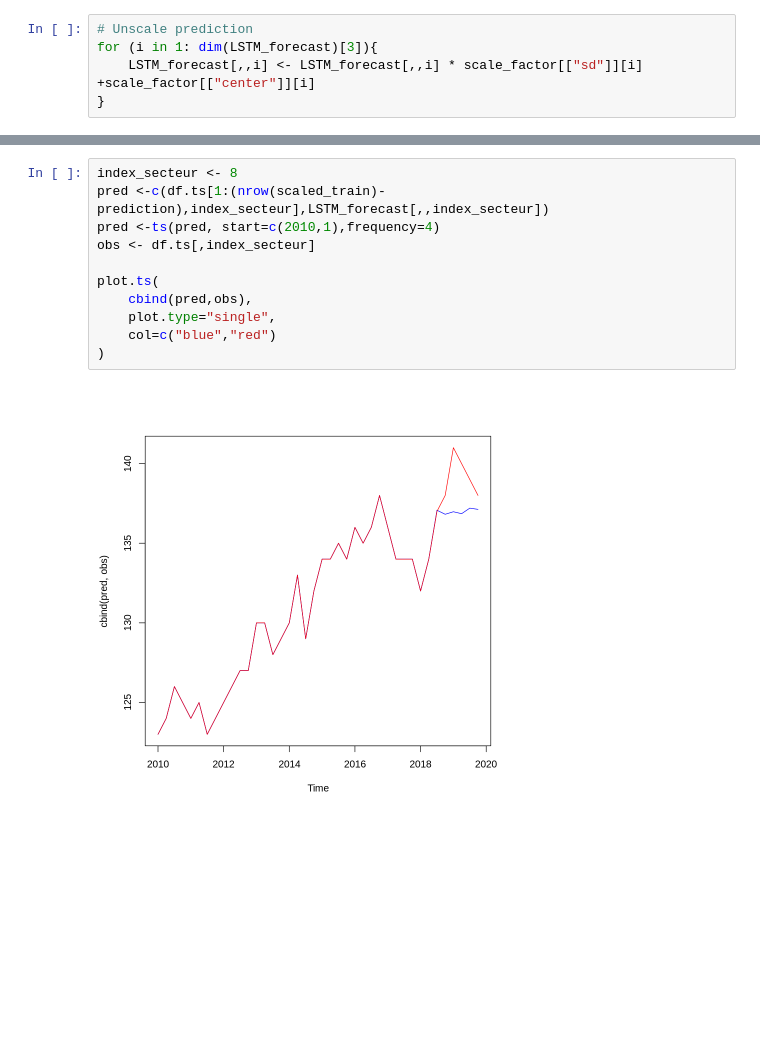
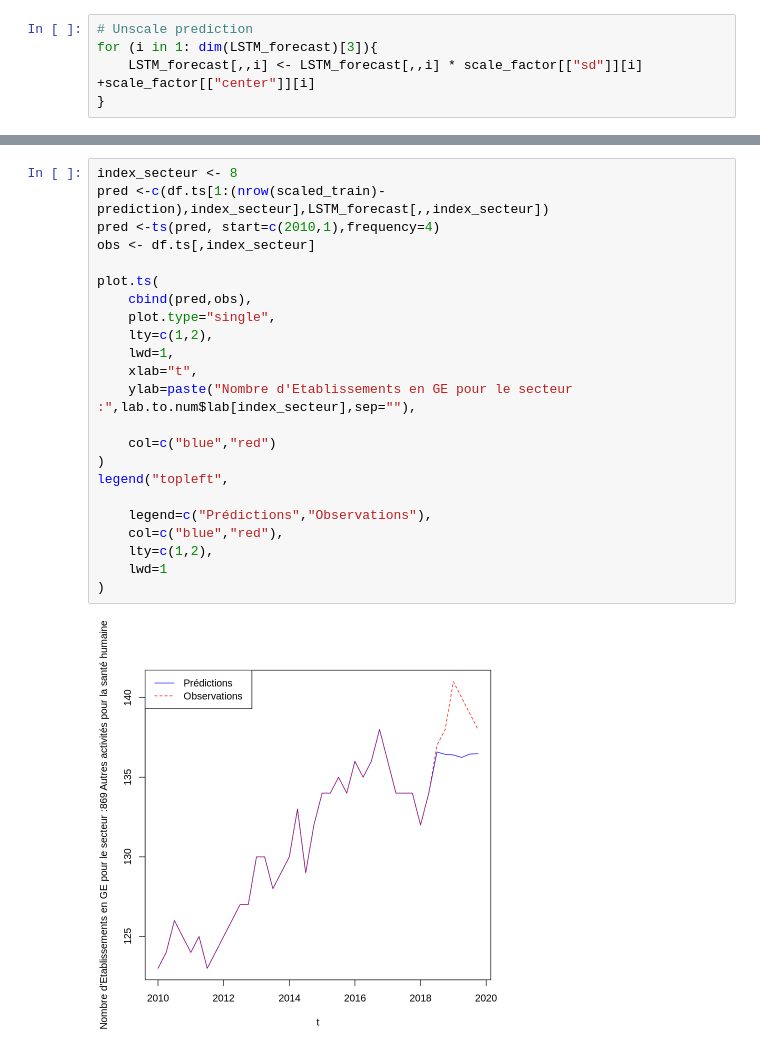
Before and after one commit to Jay-boo/TimeSeries_ACOSS, a Jupyter notebook: multivariate_LSTM_bis.ipynb, the cells around one changed output, grey strips where cells are left out. Drawn from its saved outputs; the diff is of its cells as text; blank space fills up the shorter version.

```diff
--- a/multivariate_LSTM_bis.ipynb
+++ b/multivariate_LSTM_bis.ipynb
@@ -398,13 +399,25 @@ LSTM_forecast[,,1]
 # %%
 index_secteur <- 8
 pred <-c(df.ts[1:(nrow(scaled_train)-prediction),index_secteur],LSTM_forecast[,,index_secteur])
 pred <-ts(pred, start=c(2010,1),frequency=4)
 obs <- df.ts[,index_secteur]
 
 plot.ts(
     cbind(pred,obs),
     plot.type="single",
+    lty=c(1,2),
+    lwd=1,
+    xlab="t",
+    ylab=paste("Nombre d'Etablissements en GE pour le secteur :",lab.to.num$lab[index_secteur],sep=""),
+
     col=c("blue","red")
 )
+legend("topleft",
+
+    legend=c("Prédictions","Observations"),
+    col=c("blue","red"),
+    lty=c(1,2),
+    lwd=1
+)
 # %% [output]
-[figure, old version]
+[figure, new version]
```
Also changed, not shown: parts of 9 cells of this notebook, 30 other files.
